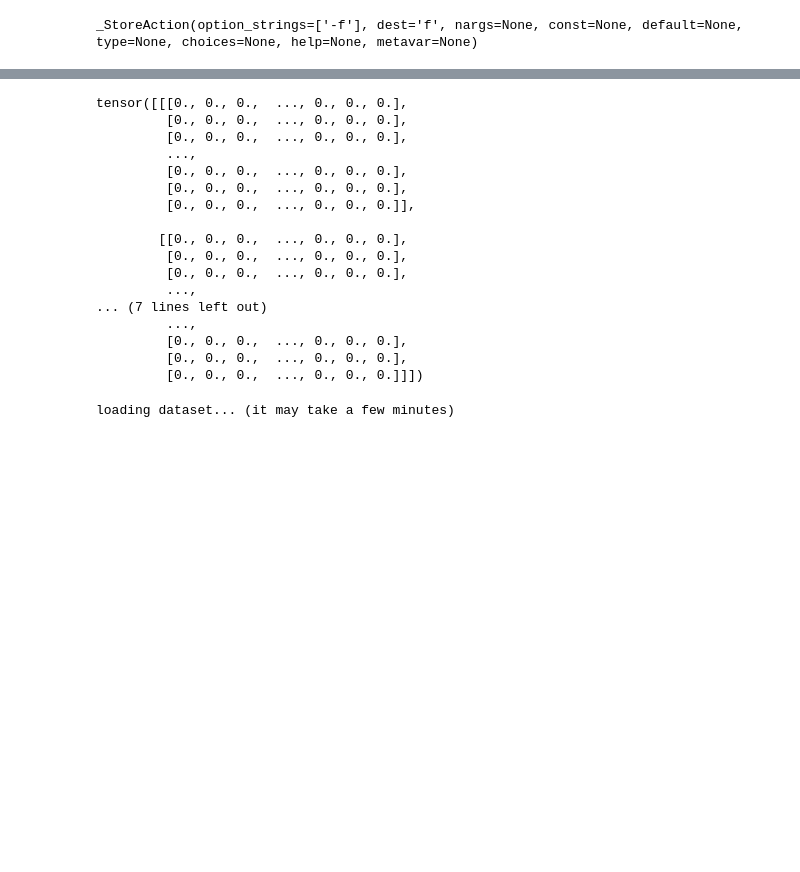
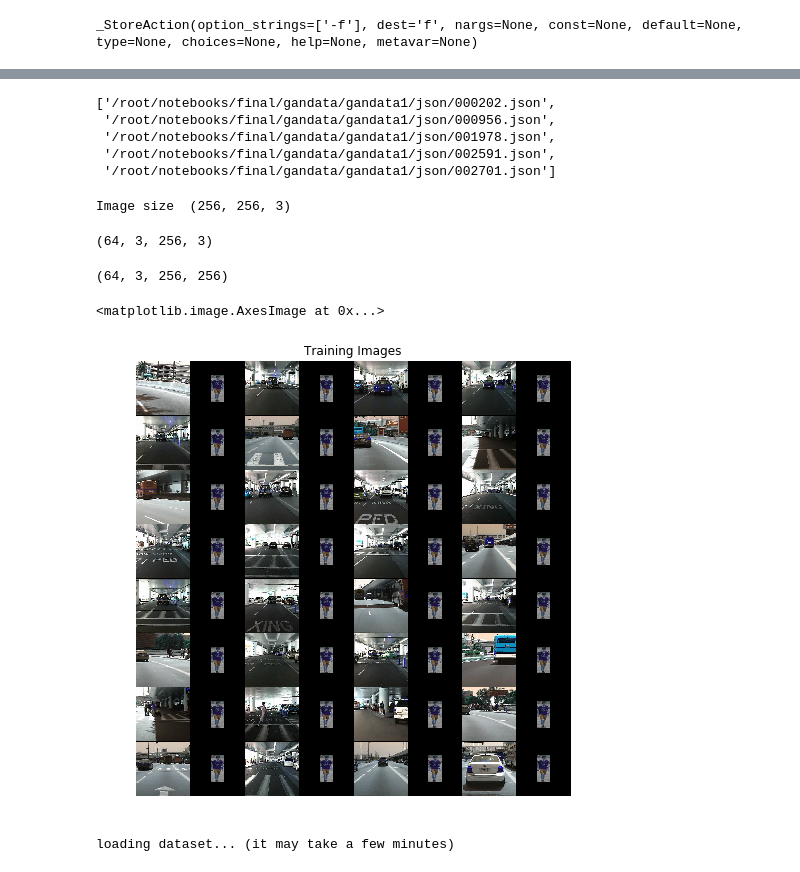
Before and after one commit to tony92151/pedestrian_generator, a Jupyter notebook: train_v1.ipynb, the cells around one changed output, grey strips where cells are left out. Saved outputs shown, nothing was run; the diff lists cells and outputs as text; code cells hidden in the pictures; blank space fills up the shorter version.

```diff
--- a/train_v1.ipynb
+++ b/train_v1.ipynb
@@ -107,23 +108,41 @@ torch.Size([3, 256, 256])
-# %%
-test_dset.__getitem__(1000)[1]
-# %% [output]
-tensor([[[0., 0., 0.,  ..., 0., 0., 0.],
-         [0., 0., 0.,  ..., 0., 0., 0.],
-         [0., 0., 0.,  ..., 0., 0., 0.],
-         ...,
-         [0., 0., 0.,  ..., 0., 0., 0.],
-         [0., 0., 0.,  ..., 0., 0., 0.],
-         [0., 0., 0.,  ..., 0., 0., 0.]],
-
-        [[0., 0., 0.,  ..., 0., 0., 0.],
-         [0., 0., 0.,  ..., 0., 0., 0.],
-         [0., 0., 0.,  ..., 0., 0., 0.],
-         ...,
-... (7 lines left out)
-         ...,
-         [0., 0., 0.,  ..., 0., 0., 0.],
-         [0., 0., 0.,  ..., 0., 0., 0.],
-         [0., 0., 0.,  ..., 0., 0., 0.]]])
+# %%
+test_dset.position_jsonpaths[:5]
+# %% [output]
+['/root/notebooks/final/gandata/gandata1/json/000202.json',
+ '/root/notebooks/final/gandata/gandata1/json/000956.json',
+ '/root/notebooks/final/gandata/gandata1/json/001978.json',
+ '/root/notebooks/final/gandata/gandata1/json/002591.json',
+ '/root/notebooks/final/gandata/gandata1/json/002701.json']
+# %%
+timg = cv2.cvtColor(np.asarray(test_dset.__getitem__(1000)[0]),cv2.COLOR_RGB2BGR)
+print("Image size ",timg.shape)
+# %% [output]
+Image size  (256, 256, 3)
+# %%
+imgs = []
+for i in range(32):
+    imgs.append(cv2.cvtColor(np.asarray(test_dset.__getitem__(i)[0]),cv2.COLOR_RGB2BGR))
+    imgs.append(cv2.cvtColor(np.asarray(test_dset.__getitem__(i)[1]),cv2.COLOR_RGB2BGR))
+
+#imgs = np.array([cv2.cvtColor(np.asarray(test_dset.__getitem__(i)[0]),cv2.COLOR_RGB2BGR) for i in range(64)])
+# %%
+np.array(imgs)[:,[2, 0, 1]].shape
+# %% [output]
+(64, 3, 256, 3)
+# %%
+imgs = np.einsum('klij->kjli', np.array(imgs))
+print(imgs.shape)
+# %% [output]
+(64, 3, 256, 256)
+# %%
+real_batch = torch.from_numpy(imgs)
+plt.figure(figsize=(8,8))
+plt.axis("off")
+plt.title("Training Images")
+plt.imshow(np.transpose(vutils.make_grid(real_batch[:64], padding=2).cpu(),(1,2,0)))
+# %% [output]
+<matplotlib.image.AxesImage at 0x...>
+[figure, added]
 # %%
 # dataset
 trnsfm = transforms.Compose([
```
Also changed, not shown: parts of 8 cells of this notebook, 2 other files.
